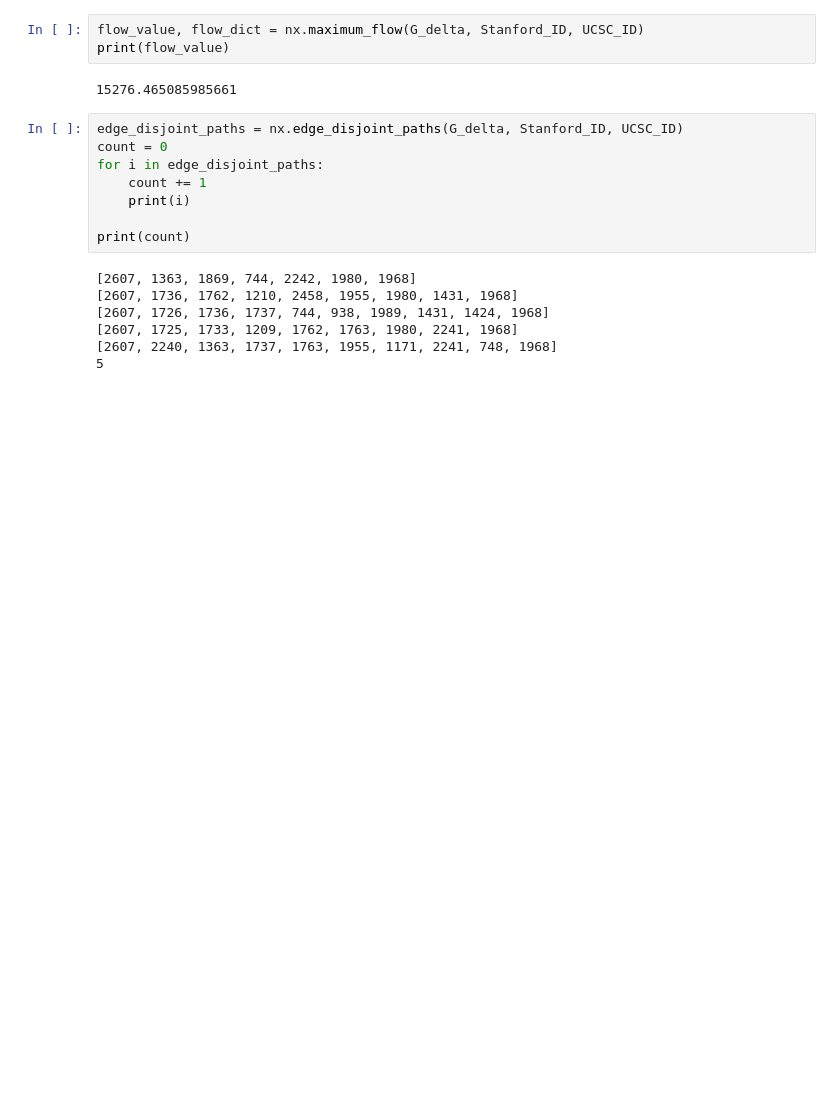
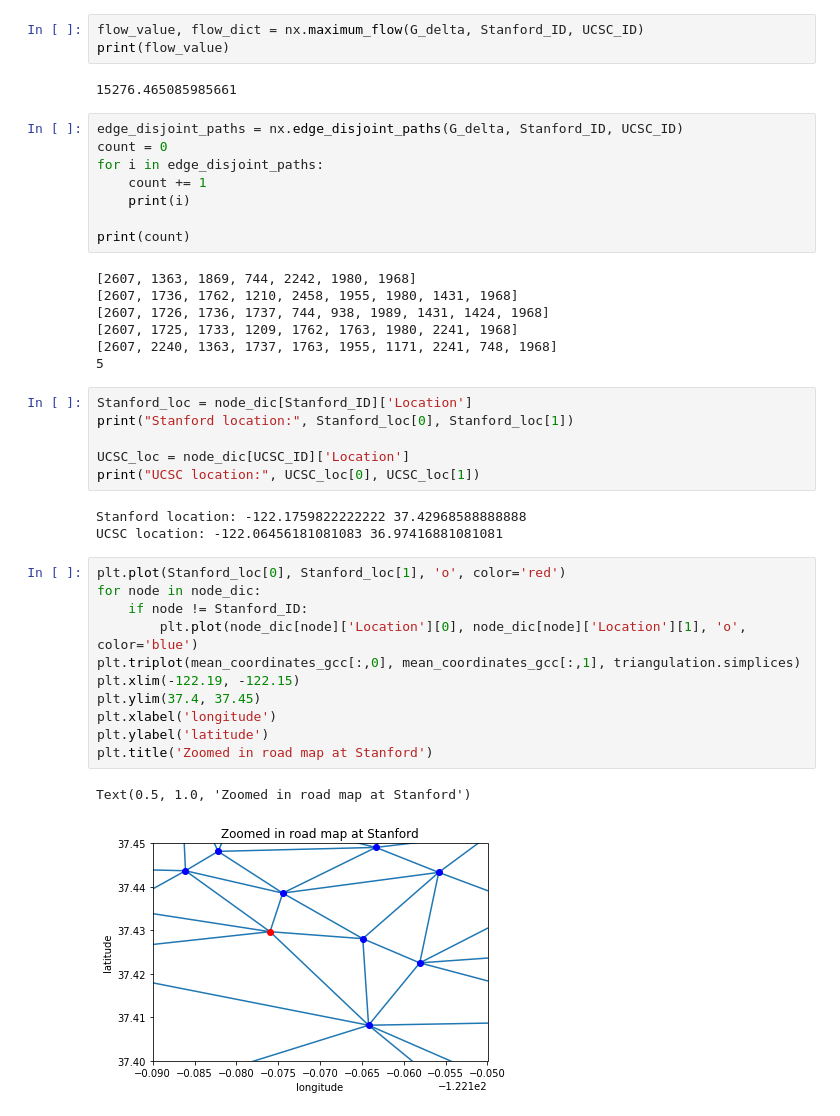
Before and after one commit to Shuyifan/Large-Scale-Social-and-Complex-Networks-Design-and-Algorithms, a Jupyter notebook: Project 4/Project 4 (6-).ipynb, the cells around one changed output. Saved outputs shown, nothing was run; the diff lists cells and outputs as text; blank space fills up the shorter version.

Commit message:
add two plots for Q13

```diff
--- a/Project 4/Project 4 (6-).ipynb
+++ b/Project 4/Project 4 (6-).ipynb
@@ -323,3 +318,26 @@ print(count)
 [2607, 1725, 1733, 1209, 1762, 1763, 1980, 2241, 1968]
 [2607, 2240, 1363, 1737, 1763, 1955, 1171, 2241, 748, 1968]
 5
+# %%
+Stanford_loc = node_dic[Stanford_ID]['Location']
+print("Stanford location:", Stanford_loc[0], Stanford_loc[1])
+
+UCSC_loc = node_dic[UCSC_ID]['Location']
+print("UCSC location:", UCSC_loc[0], UCSC_loc[1])
+# %% [output]
+Stanford location: -122.1759822222222 37.42968588888888
+UCSC location: -122.06456181081083 36.97416881081081
+# %%
+plt.plot(Stanford_loc[0], Stanford_loc[1], 'o', color='red')
+for node in node_dic:
+    if node != Stanford_ID:
+        plt.plot(node_dic[node]['Location'][0], node_dic[node]['Location'][1], 'o', color='blue')
+plt.triplot(mean_coordinates_gcc[:,0], mean_coordinates_gcc[:,1], triangulation.simplices)
+plt.xlim(-122.19, -122.15)
+plt.ylim(37.4, 37.45)
+plt.xlabel('longitude')
+plt.ylabel('latitude')
+plt.title('Zoomed in road map at Stanford')
+# %% [output]
+Text(0.5, 1.0, 'Zoomed in road map at Stanford')
+[figure, added]
```
Also changed, not shown: parts of 2 cells of this notebook.
